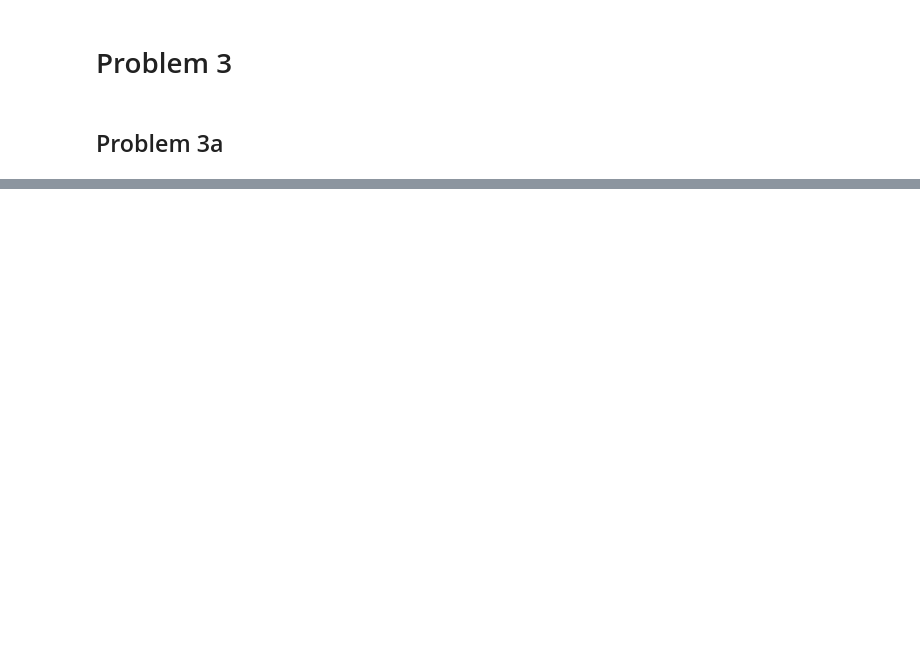
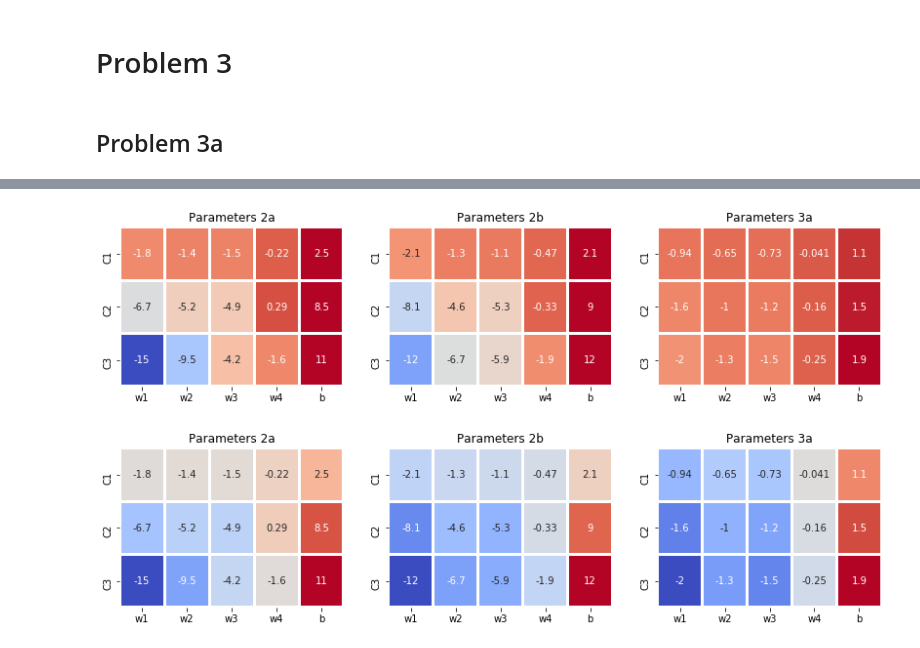
Before and after one commit to sievertsm/ML_CS6350, a Jupyter notebook: SVM/svm_notebook.ipynb, the cells around one changed output, grey strips where cells are left out. Cells and saved outputs as stored; diff of their text form; code cells hidden in the pictures; blank space fills up the shorter version.

```diff
--- a/SVM/svm_notebook.ipynb
+++ b/SVM/svm_notebook.ipynb
@@ -163,7 +163,7 @@ error_test_3a=[]
 
 for Ci in C:
     # instantiate model
-    model = SVM(C=Ci, version='dual')
+    model = SVM_Dual(C=Ci)
     # fit to training data
     model.fit(X_train, y_train)
 
@@ -190,0 +201,32 @@ error_test_3a = np.array(error_test_3a)
+# %%
+cmap='coolwarm'
+vmin = min(params_2a.min(), params_2b.min(), params_3a.min())
+vmax = min(params_2a.max(), params_2b.max(), params_3a.max())
+x_lab = ['w1', 'w2', 'w3', 'w4', 'b']
+y_lab = ['C1', 'C2', 'C3']
+# params_ab = params_2a - params_2b
+
+fig, ax = plt.subplots(nrows=1, ncols=3, figsize=(14, 3))
+sns.heatmap(params_2a, ax=ax[0], vmin=vmin, vmax=vmax, cmap=cmap, annot=True, linecolor='white', linewidth=2, cbar=False, xticklabels=x_lab, yticklabels=y_lab)
+sns.heatmap(params_2b, ax=ax[1], vmin=vmin, vmax=vmax, cmap=cmap, annot=True, linecolor='white', linewidth=2, cbar=False, xticklabels=x_lab, yticklabels=y_lab)
+sns.heatmap(params_3a, ax=ax[2], vmin=vmin, vmax=vmax, cmap=cmap, annot=True, linecolor='white', linewidth=2, cbar=False, xticklabels=x_lab, yticklabels=y_lab)
+
+ax[0].set_title('Parameters 2a')
+ax[1].set_title('Parameters 2b')
+ax[2].set_title('Parameters 3a')
+
+plt.show()
+
+fig, ax = plt.subplots(nrows=1, ncols=3, figsize=(14, 3))
+sns.heatmap(params_2a, ax=ax[0], cmap=cmap, annot=True, linecolor='white', linewidth=2, cbar=False, xticklabels=x_lab, yticklabels=y_lab)
+sns.heatmap(params_2b, ax=ax[1], cmap=cmap, annot=True, linecolor='white', linewidth=2, cbar=False, xticklabels=x_lab, yticklabels=y_lab)
+sns.heatmap(params_3a, ax=ax[2], cmap=cmap, annot=True, linecolor='white', linewidth=2, cbar=False, xticklabels=x_lab, yticklabels=y_lab)
+
+ax[0].set_title('Parameters 2a')
+ax[1].set_title('Parameters 2b')
+ax[2].set_title('Parameters 3a')
+
+plt.show()
+# %% [output]
+[figure, added]
+[figure, added]
```
Also changed, not shown: parts of 7 cells of this notebook, 1 other file.
